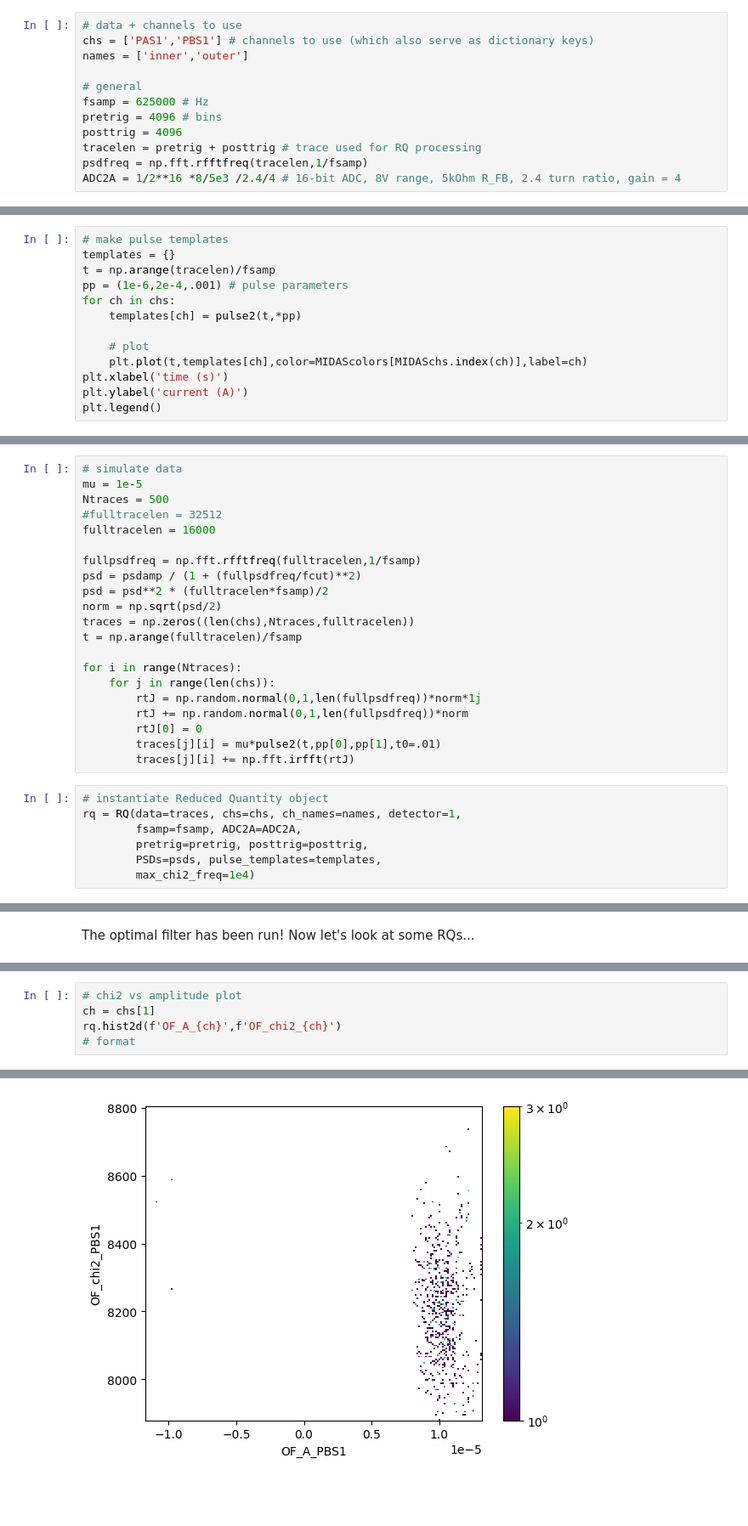
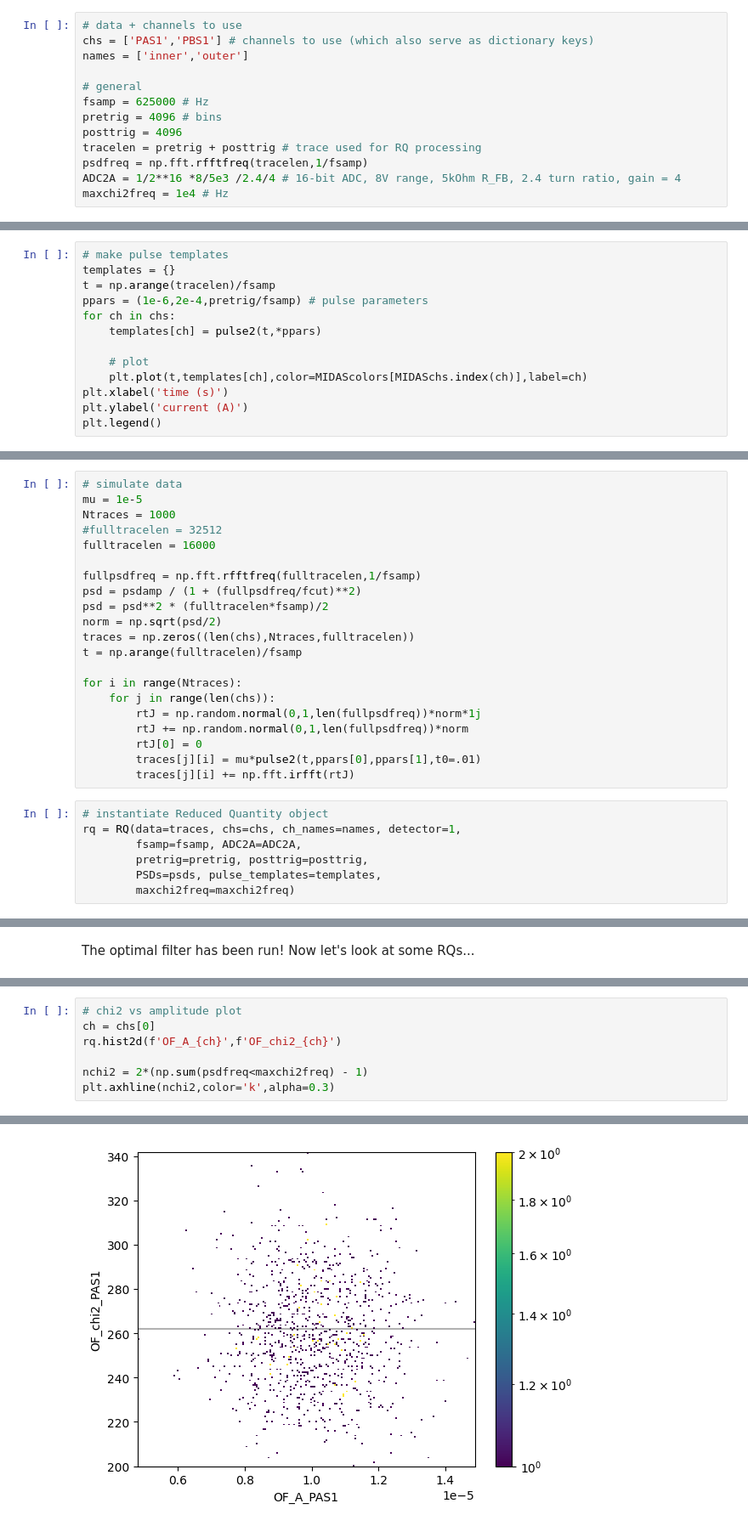
Before and after one commit to DMQIS/HVeV, a Jupyter notebook: notebooks/OF_example.ipynb, the cells around one changed output, grey strips where cells are left out. Shown at 85% size. Cells and saved outputs as stored; diff of their text form; blank space fills up the shorter version.

```diff
--- a/notebooks/OF_example.ipynb
+++ b/notebooks/OF_example.ipynb
@@ -25,6 +25,7 @@ posttrig = 4096
 tracelen = pretrig + posttrig # trace used for RQ processing
 psdfreq = np.fft.rfftfreq(tracelen,1/fsamp)
 ADC2A = 1/2**16 *8/5e3 /2.4/4 # 16-bit ADC, 8V range, 5kOhm R_FB, 2.4 turn ratio, gain = 4
+maxchi2freq = 1e4 # Hz
 # %%
 # make PSDs
 psdamp = 2e-8
@@ -40,9 +41,9 @@ plotPSDs(psds,tracelen=tracelen)
 # make pulse templates
 templates = {}
 t = np.arange(tracelen)/fsamp
-pp = (1e-6,2e-4,.001) # pulse parameters
+ppars = (1e-6,2e-4,pretrig/fsamp) # pulse parameters
 for ch in chs:
-    templates[ch] = pulse2(t,*pp)
+    templates[ch] = pulse2(t,*ppars)
 
     # plot
     plt.plot(t,templates[ch],color=MIDAScolors[MIDASchs.index(ch)],label=ch)
@@ -55,7 +56,7 @@ plt.legend()
 # %%
 # simulate data
 mu = 1e-5
-Ntraces = 500
+Ntraces = 1000
 #fulltracelen = 32512
 fulltracelen = 16000
 
@@ -71,7 +72,7 @@ for i in range(Ntraces):
         rtJ = np.random.normal(0,1,len(fullpsdfreq))*norm*1j
         rtJ += np.random.normal(0,1,len(fullpsdfreq))*norm
         rtJ[0] = 0
-        traces[j][i] = mu*pulse2(t,pp[0],pp[1],t0=.01)
+        traces[j][i] = mu*pulse2(t,ppars[0],ppars[1],t0=.01)
         traces[j][i] += np.fft.irfft(rtJ)
 # %%
 # instantiate Reduced Quantity object
@@ -79,4 +80,4 @@ rq = RQ(data=traces, chs=chs, ch_names=names, detector=1,
         fsamp=fsamp, ADC2A=ADC2A,
         pretrig=pretrig, posttrig=posttrig,
         PSDs=psds, pulse_templates=templates,
-        max_chi2_freq=1e4)
+        maxchi2freq=maxchi2freq)
@@ -186,6 +168,8 @@ for ch in chs:
 # %%
 # chi2 vs amplitude plot
-ch = chs[1]
+ch = chs[0]
 rq.hist2d(f'OF_A_{ch}',f'OF_chi2_{ch}')
-# format
+
+nchi2 = 2*(np.sum(psdfreq<maxchi2freq) - 1)
+plt.axhline(nchi2,color='k',alpha=0.3)
 # %% [output]
@@ -192 +177 @@ rq.hist2d(f'OF_A_{ch}',f'OF_chi2_{ch}')
-[figure, old version]
+[figure, new version]
```
Also changed, not shown: parts of 13 cells of this notebook, 4 other files.
